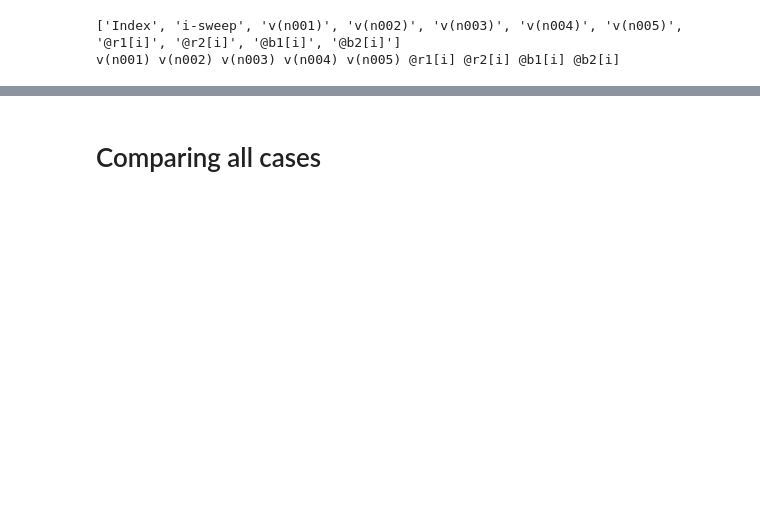
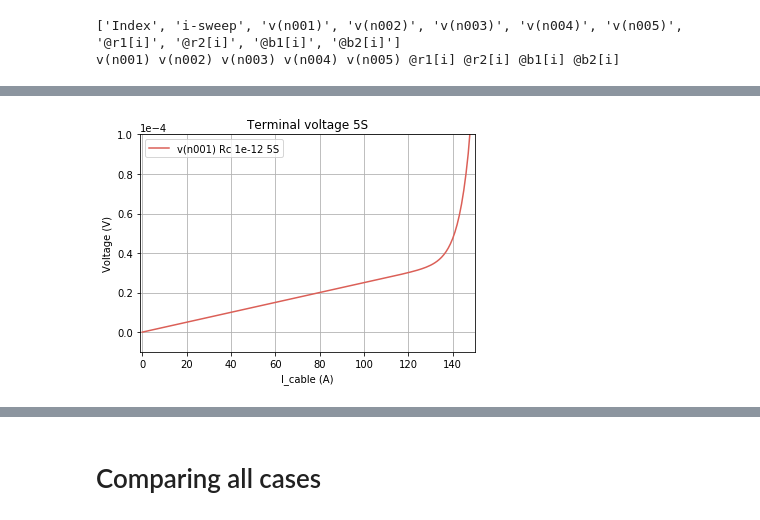
Before and after one commit to auroc10/LBNL, a Jupyter notebook: Contact/Contact resistance.ipynb, the cells around one changed output, grey strips where cells are left out. Drawn from its saved outputs; the diff is of its cells as text; code cells hidden in the pictures; blank space fills up the shorter version.

```diff
--- a/Contact/Contact resistance.ipynb
+++ b/Contact/Contact resistance.ipynb
@@ -627,0 +686,19 @@ Fit: Rt = 2.4999921983277793e-07, Ic = 139.00988318152181, n = 30.03557691022480
+# %%
+# Printing the labels of the elements to read current for this case
+Labels = ['Index','i-sweep']
+num_sections = 5
+num_resistances = num_sections+1
+num_vsources = num_sections*2
+num_nodes = ((num_sections+1)*2)+1
+for i in range(num_nodes):
+    if i<9:
+        Labels.append(f'v(n00{i+1})')
+    else:
+        Labels.append(f'v(n0{i+1})')
+for i in range(num_resistances):
+    Labels.append(f'@r{i+1}[i]')
+for i in range(num_vsources):
+    Labels.append(f'@b{i+1}[i]')
+
+print(Labels)
+print(*Labels[2:], sep=' ')
@@ -627,0 +710,76 @@ Fit: Rt = 2.4999921983277793e-07, Ic = 139.00988318152181, n = 30.03557691022480
+# %%
+%matplotlib inline
+
+sns.set_palette(sns.color_palette("hls", 10))
+'''
+# Printing the labels of the elements to read current for this case
+Labels = ['Index','i-sweep','v(n001)']
+num_resistances = 2
+num_vsources = 2
+for i in range(num_resistances):
+    Labels.append(f'@r{i+1}[i]')
+for i in range(num_vsources):
+    Labels.append(f'@b{i+1}[i]')
+
+print(Labels)
+#print(*Labels[2:], sep=' ')
+'''
+
+# Testing different values of contact resistance
+Rc = np.array([1E-12])
+
+# Generating netlists and saving data
+for i in range(len(Rc)):
+    filename = f'5s-Rc {Rc[i]}.cir'
+    generatenetlist_fivesection(filename,Rc[i])
+    #Icable,Vt,IR1,IR2,IR3,IR4,IB1,IB2,IB3,IB4,IB5,IB6 = gettingdata(filename)
+    if i == 0:
+        data5S = readdata(filename)
+        #print('data1')
+        #print(data5S)
+
+#data2 = readdata(f'Rc {Rc[0]}.cir')
+
+
+
+# Plotting data for two cases
+Icable5S = data5S[:,1]
+#Icable2 = data2[:,1]
+
+plt.plot(Icable5S,data5S[:,2],label = Labels[2]+f' Rc {Rc[0]} 5S')
+#plt.plot(Icable2,data2[:,2],'--',label = Labels2[2]+f' Rc {Rc[0]} 3S')
+plt.xlabel('I_cable (A)')
+plt.ylabel('Voltage (V)')
+plt.title('Terminal voltage 5S')
+plt.ticklabel_format(style='sci', axis='y', scilimits=(0,0))
+plt.ylim(-1e-5,100e-6)
+plt.xlim(-1,150)
+plt.grid()
+plt.legend()
+plt.show()
+
+nc = 15
+for i in range(num_resistances):
+    plt.plot(Icable5S,data5S[:,i+nc],label = Labels[i+nc]+f' Rc {Rc[0]} 5S')
+    #plt.plot(Icable2,data2[:,i+3],'--',label = Labels2[i+3]+f' Rc {Rc[0]} 3S')
+plt.xlabel('I_cable (A)')
+plt.ylabel('Current (A)')
+plt.title('Current through contact resistances Rc')
+plt.xlim(-1,150)
+plt.grid()
+plt.legend()
+plt.show()
+
+nc2 = 21
+for i in range(num_vsources):
+    plt.plot(Icable5S,data5S[:,i+nc2],label = Labels[i+nc2]+f' Rc {Rc[0]} 5S')
+    #plt.plot(Icable2,data2[:,i+7],'--',label = Labels[i+7]+f' Rc {Rc[0]} 3S')
+plt.xlabel('I_cable (A)')
+plt.ylabel('Current (A)')
+plt.title('Current through SC voltage sources')
+plt.xlim(-1,150)
+plt.grid()
+plt.legend()
+plt.show()
+# %% [output]
+[figure, added]
```
Also changed, not shown: parts of 15 cells of this notebook.
